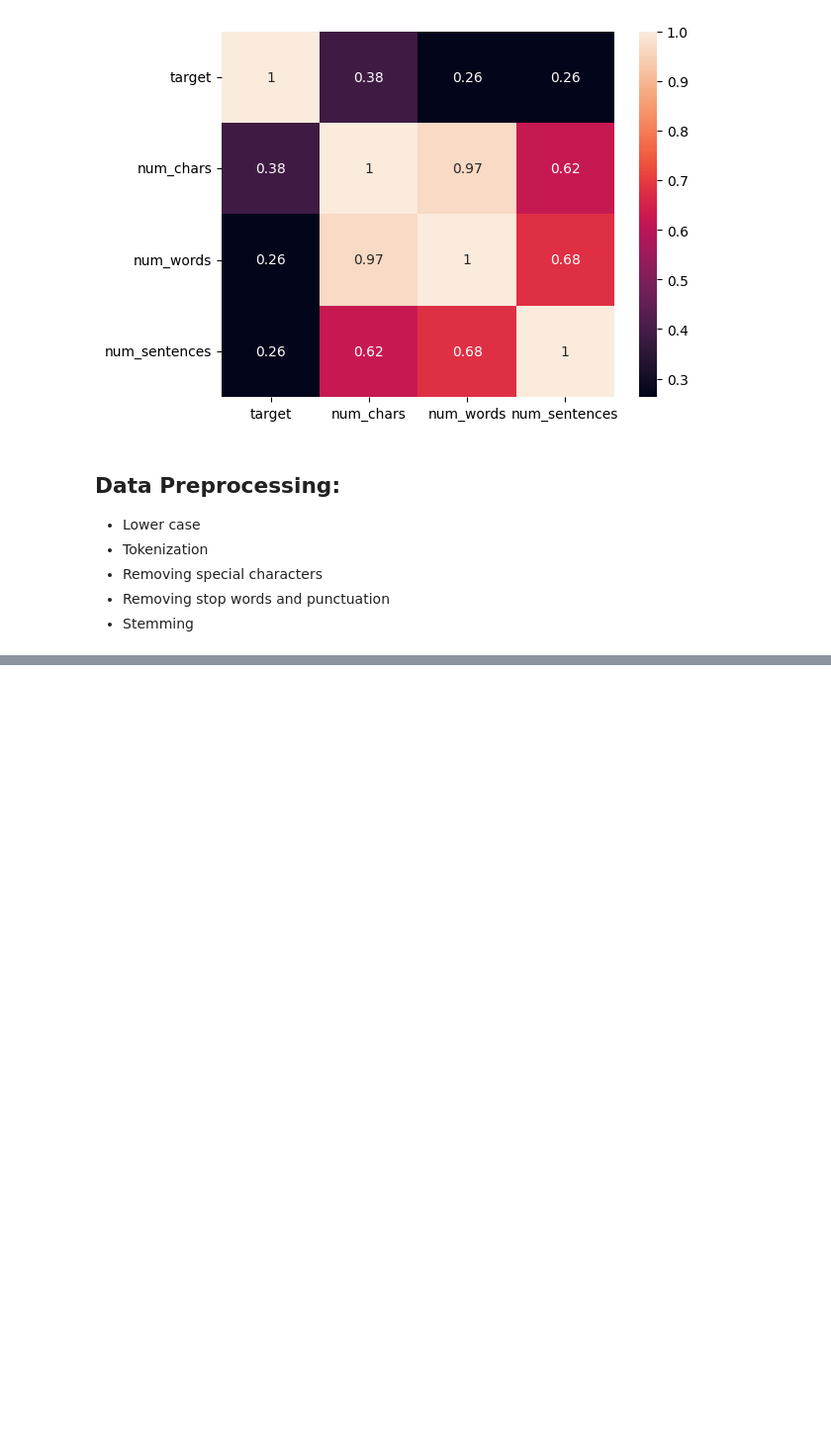
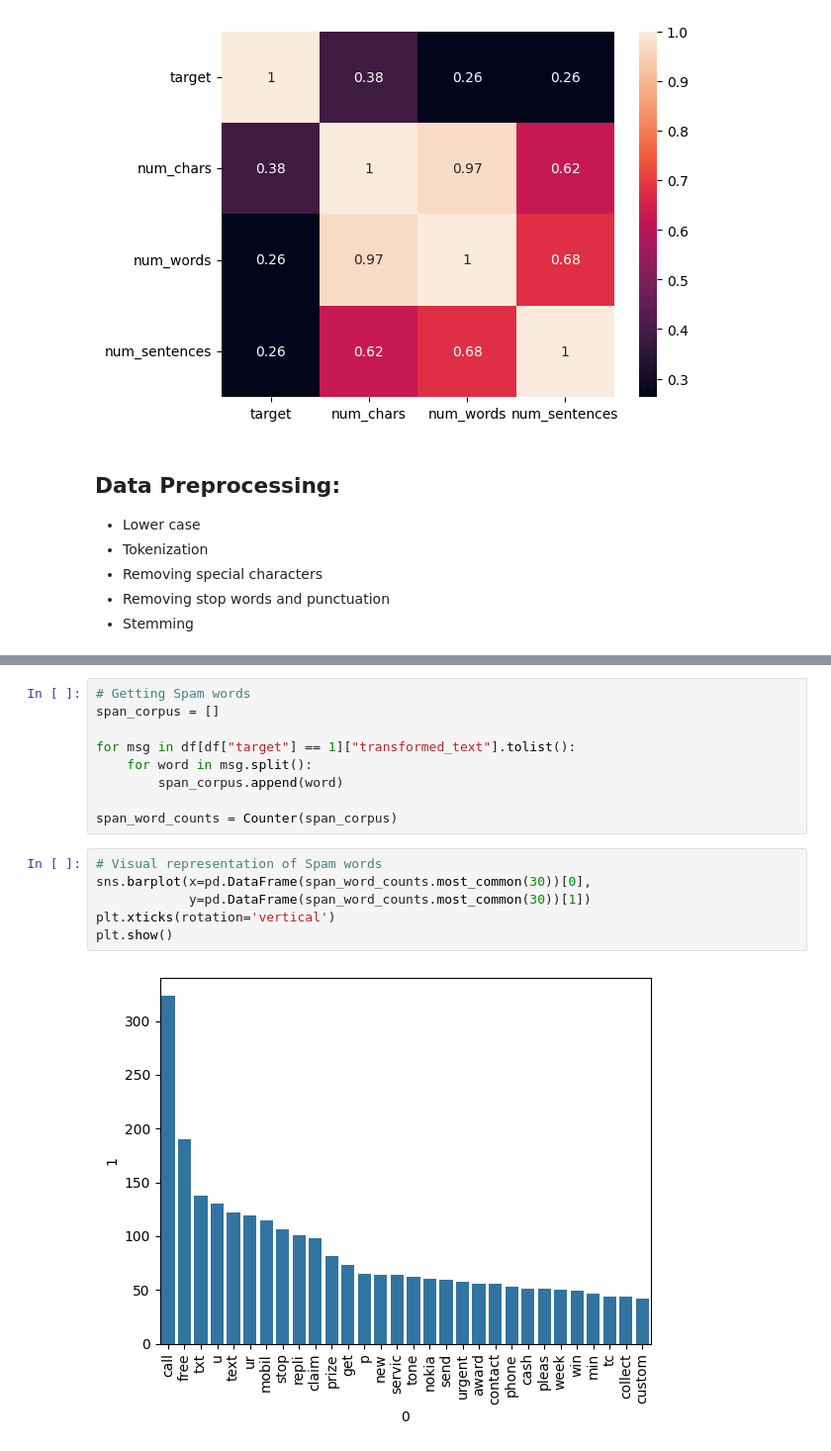
Before and after one commit to Sayan-Mondal2022/spam-detection-system, a Jupyter notebook: model.ipynb, the cells around one changed output, grey strips where cells are left out. Shown at 99% size. Cells and saved outputs as stored; diff of their text form; blank space fills up the shorter version.

```diff
--- a/model.ipynb
+++ b/model.ipynb
@@ -251,0 +284,17 @@ df.head()
+# %%
+# Getting Spam words
+span_corpus = []
+
+for msg in df[df["target"] == 1]["transformed_text"].tolist():
+    for word in msg.split():
+        span_corpus.append(word)
+
+span_word_counts = Counter(span_corpus)
+# %%
+# Visual representation of Spam words
+sns.barplot(x=pd.DataFrame(span_word_counts.most_common(30))[0],
+            y=pd.DataFrame(span_word_counts.most_common(30))[1])
+plt.xticks(rotation='vertical')
+plt.show()
+# %% [output]
+[figure, added]
```
Also changed, not shown: parts of 21 cells of this notebook, 1 other file.
